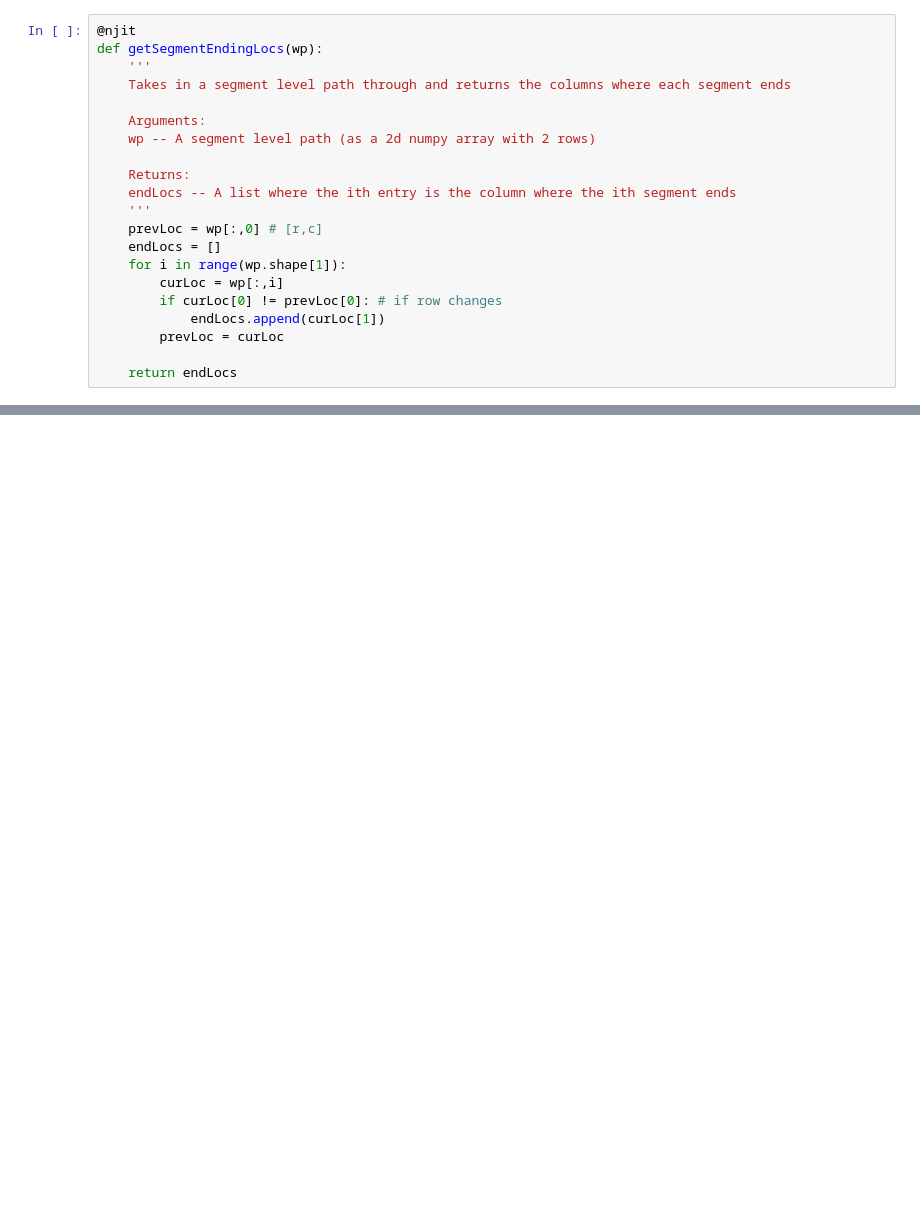
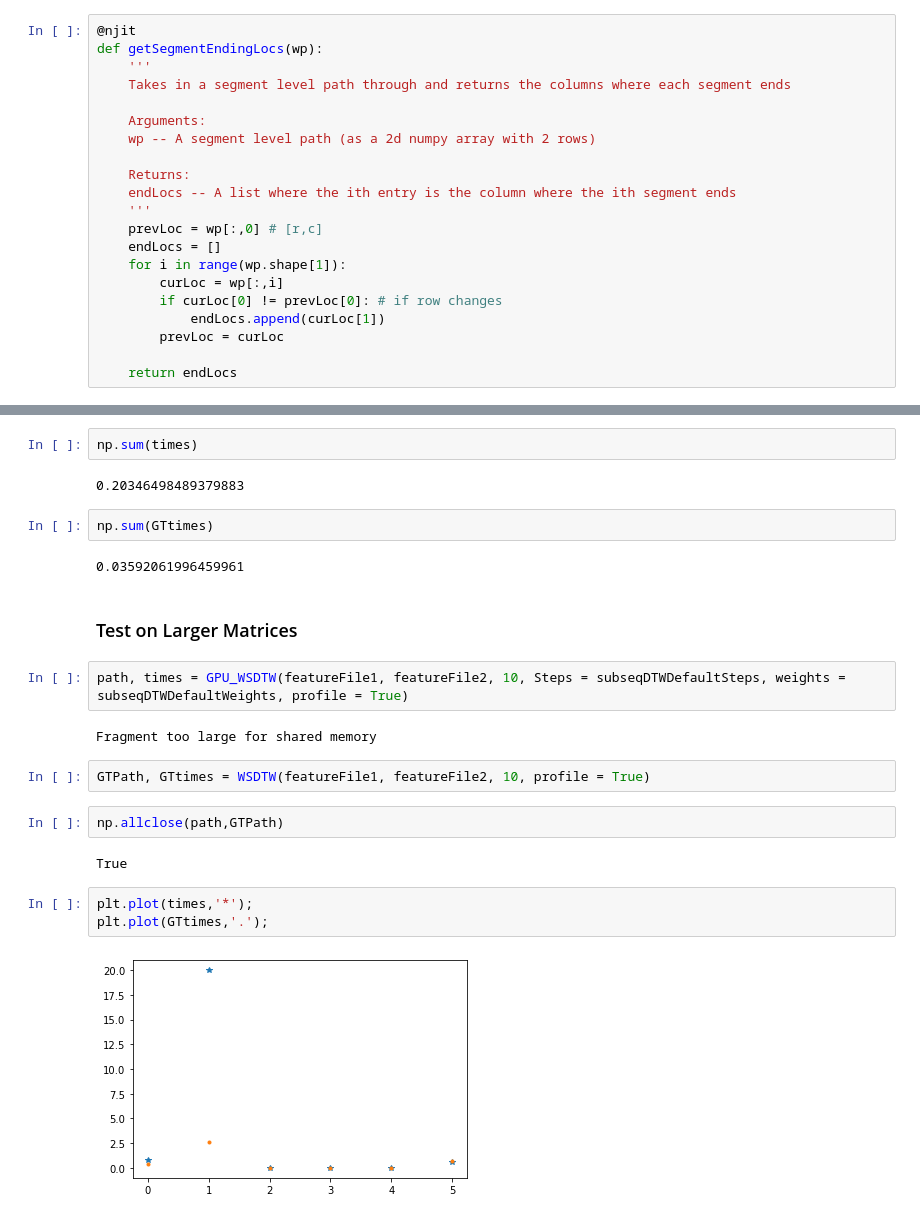
Before and after one commit to HMC-MIR/ParallelizingDTW-CPU_Implementations, a Jupyter notebook: GPUAlign.ipynb, the cells around one changed output, grey strips where cells are left out. Drawn from its saved outputs; the diff is of its cells as text; blank space fills up the shorter version.

```diff
--- a/GPUAlign.ipynb
+++ b/GPUAlign.ipynb
@@ -404,0 +621,25 @@ t
+# %%
+np.sum(times)
+# %% [output]
+0.20346498489379883
+# %%
+np.sum(GTtimes)
+# %% [output]
+0.03592061996459961
+# %% [markdown]
+### Test on Larger Matrices
+# %%
+path, times = GPU_WSDTW(featureFile1, featureFile2, 10, Steps = subseqDTWDefaultSteps, weights = subseqDTWDefaultWeights, profile = True)
+# %% [output]
+Fragment too large for shared memory
+# %%
+GTPath, GTtimes = WSDTW(featureFile1, featureFile2, 10, profile = True)
+# %%
+np.allclose(path,GTPath)
+# %% [output]
+True
+# %%
+plt.plot(times,'*');
+plt.plot(GTtimes,'.');
+# %% [output]
+[figure, added]
```
Also changed, not shown: parts of 33 cells of this notebook.
